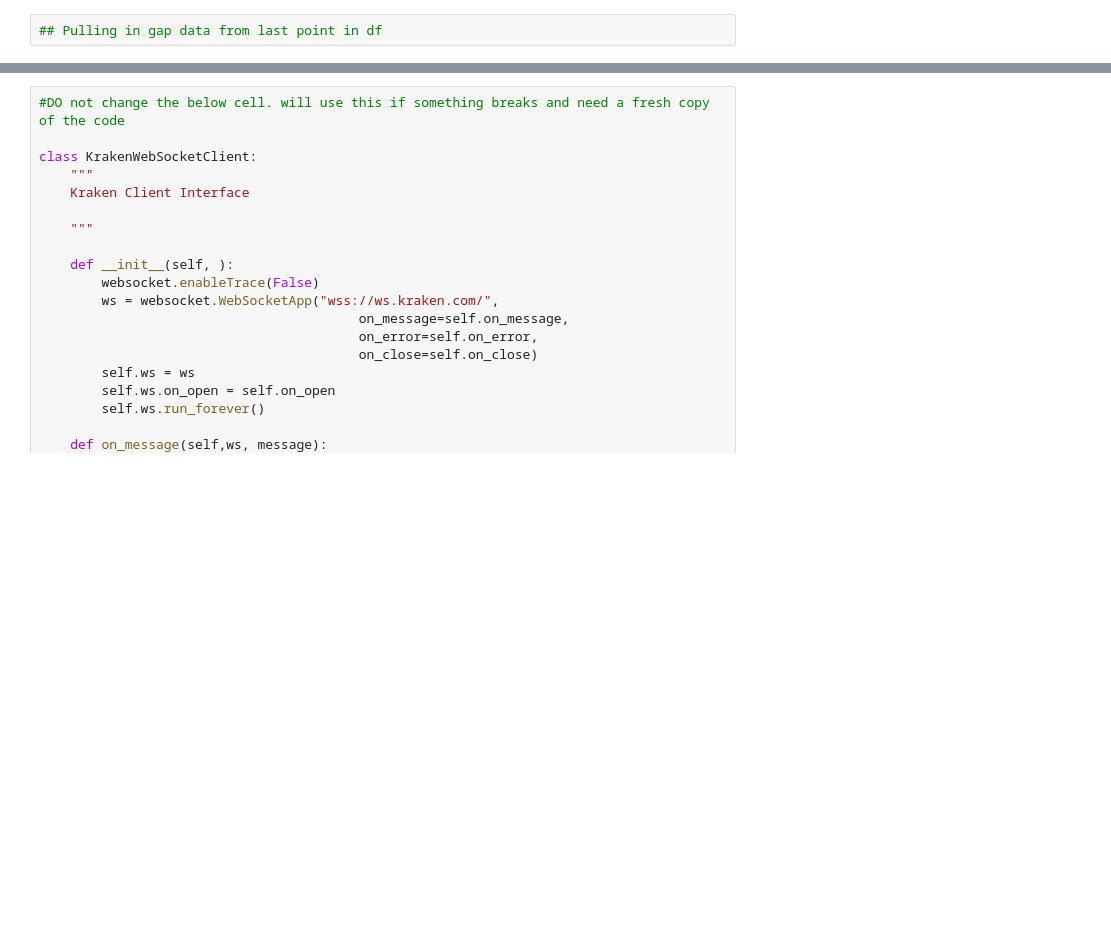
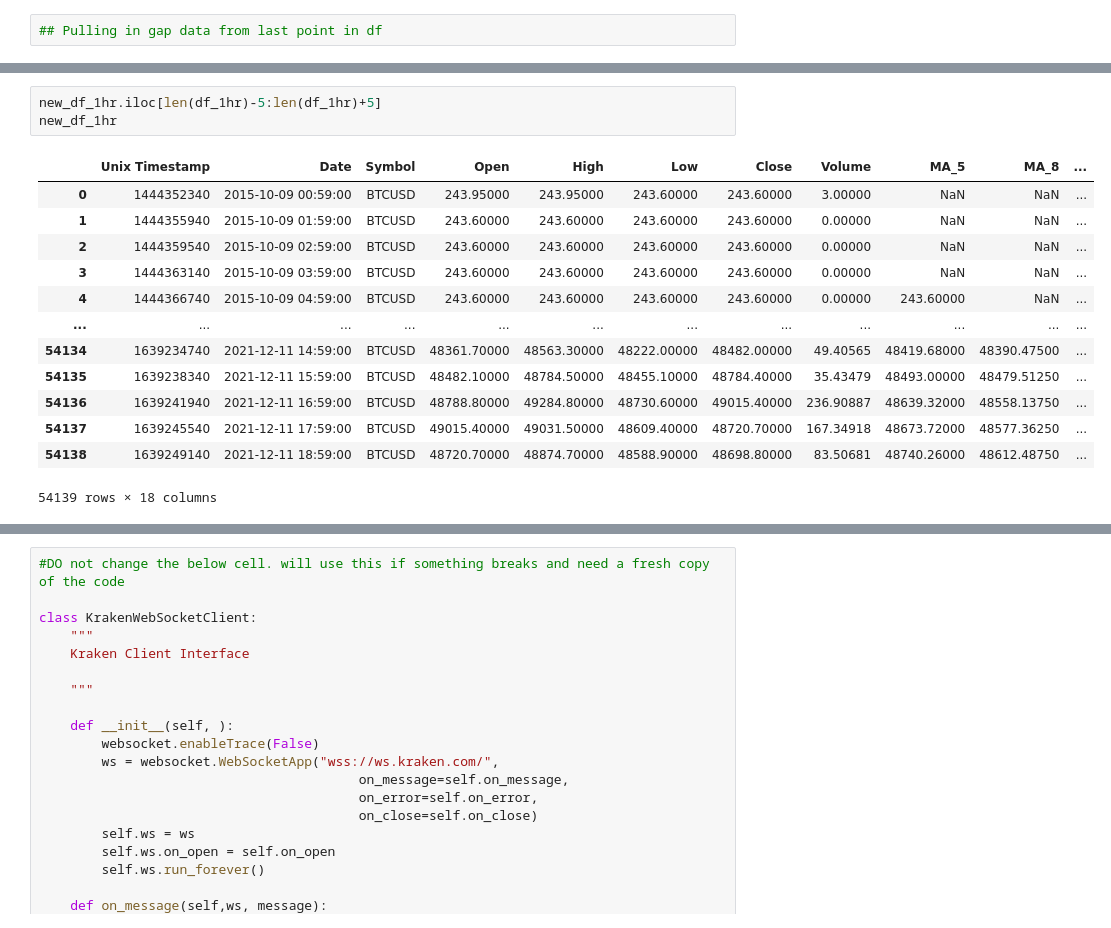
Before and after one commit to adamhaze/DM-Crypto-Trading-Bot, a Jupyter notebook: LiveData.ipynb, the cells around one changed output, grey strips where cells are left out. Saved outputs shown, nothing was run; the diff lists cells and outputs as text; blank space fills up the shorter version.

```diff
--- a/LiveData.ipynb
+++ b/LiveData.ipynb
@@ -303,0 +475,17 @@ df
+# %%
+new_df_1hr.iloc[len(df_1hr)-5:len(df_1hr)+5]
+new_df_1hr
+# %% [output]
+|  | Unix Timestamp | Date | Symbol | Open | High | Low | Close | Volume | MA_5 | MA_8 | ... |
+| 0 | 1444352340 | 2015-10-09 00:59:00 | BTCUSD | 243.95000 | 243.95000 | 243.60000 | 243.60000 | 3.00000 | NaN | NaN | ... |
+| 1 | 1444355940 | 2015-10-09 01:59:00 | BTCUSD | 243.60000 | 243.60000 | 243.60000 | 243.60000 | 0.00000 | NaN | NaN | ... |
+| 2 | 1444359540 | 2015-10-09 02:59:00 | BTCUSD | 243.60000 | 243.60000 | 243.60000 | 243.60000 | 0.00000 | NaN | NaN | ... |
+| 3 | 1444363140 | 2015-10-09 03:59:00 | BTCUSD | 243.60000 | 243.60000 | 243.60000 | 243.60000 | 0.00000 | NaN | NaN | ... |
+| 4 | 1444366740 | 2015-10-09 04:59:00 | BTCUSD | 243.60000 | 243.60000 | 243.60000 | 243.60000 | 0.00000 | 243.60000 | NaN | ... |
+| ... | ... | ... | ... | ... | ... | ... | ... | ... | ... | ... | ... |
+| 54134 | 1639234740 | 2021-12-11 14:59:00 | BTCUSD | 48361.70000 | 48563.30000 | 48222.00000 | 48482.00000 | 49.40565 | 48419.68000 | 48390.47500 | ... |
+| 54135 | 1639238340 | 2021-12-11 15:59:00 | BTCUSD | 48482.10000 | 48784.50000 | 48455.10000 | 48784.40000 | 35.43479 | 48493.00000 | 48479.51250 | ... |
+| 54136 | 1639241940 | 2021-12-11 16:59:00 | BTCUSD | 48788.80000 | 49284.80000 | 48730.60000 | 49015.40000 | 236.90887 | 48639.32000 | 48558.13750 | ... |
+| 54137 | 1639245540 | 2021-12-11 17:59:00 | BTCUSD | 49015.40000 | 49031.50000 | 48609.40000 | 48720.70000 | 167.34918 | 48673.72000 | 48577.36250 | ... |
+| 54138 | 1639249140 | 2021-12-11 18:59:00 | BTCUSD | 48720.70000 | 48874.70000 | 48588.90000 | 48698.80000 | 83.50681 | 48740.26000 | 48612.48750 | ... |
+54139 rows × 18 columns
```
Also changed, not shown: parts of 30 cells of this notebook, 2 other files.
